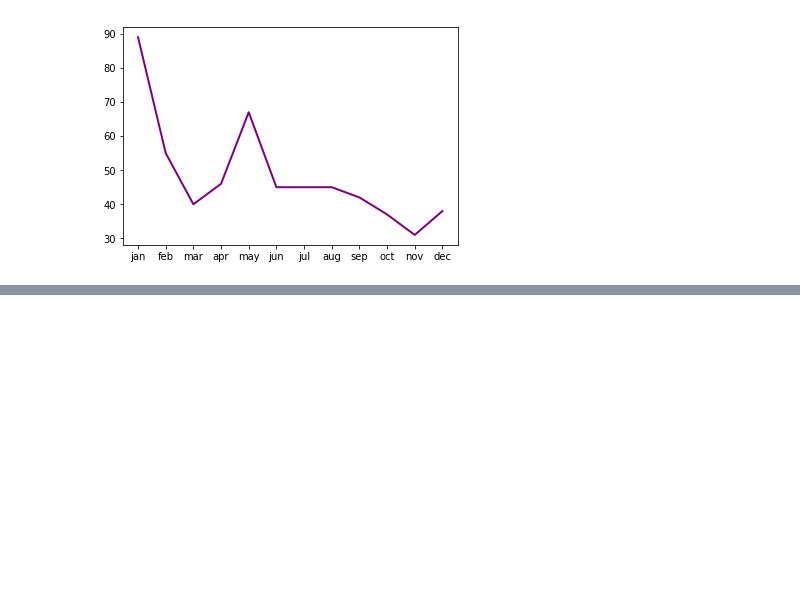
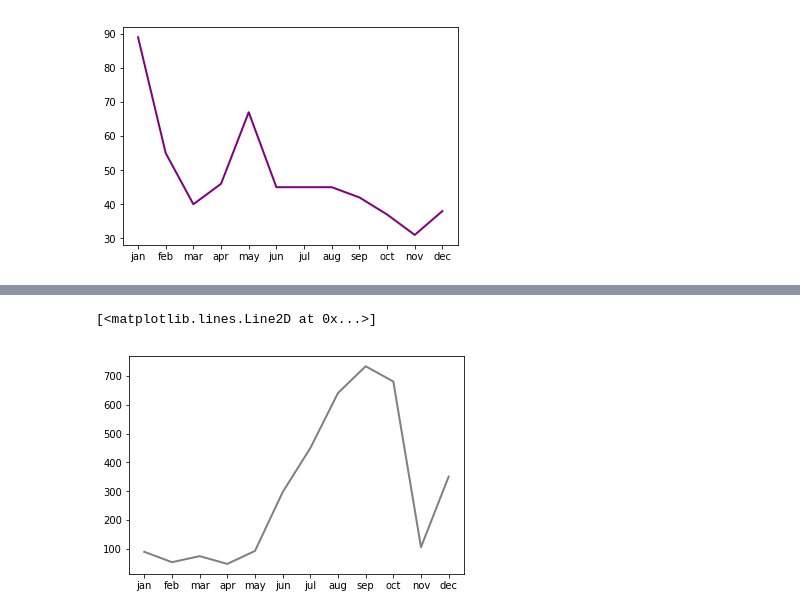
Before and after one commit to coreyebbetswood/ForestFires, a Jupyter notebook: code/forest_fires.ipynb, the cells around one changed output, grey strips where cells are left out. Cells and saved outputs as stored; diff of their text form; code cells hidden in the pictures; blank space fills up the shorter version.

```diff
--- a/code/forest_fires.ipynb
+++ b/code/forest_fires.ipynb
@@ -189,0 +216,5 @@ plt.plot(month_names, month_rh_mean, color="Purple", linestyle="solid", linewidt
+# %%
+plt.plot(month_names, month_dc_mean, color='Grey', linestyle='solid', linewidth=2)
+# %% [output]
+[<matplotlib.lines.Line2D at 0x...>]
+[figure, added]
```
Also changed, not shown: parts of 3 cells of this notebook.
